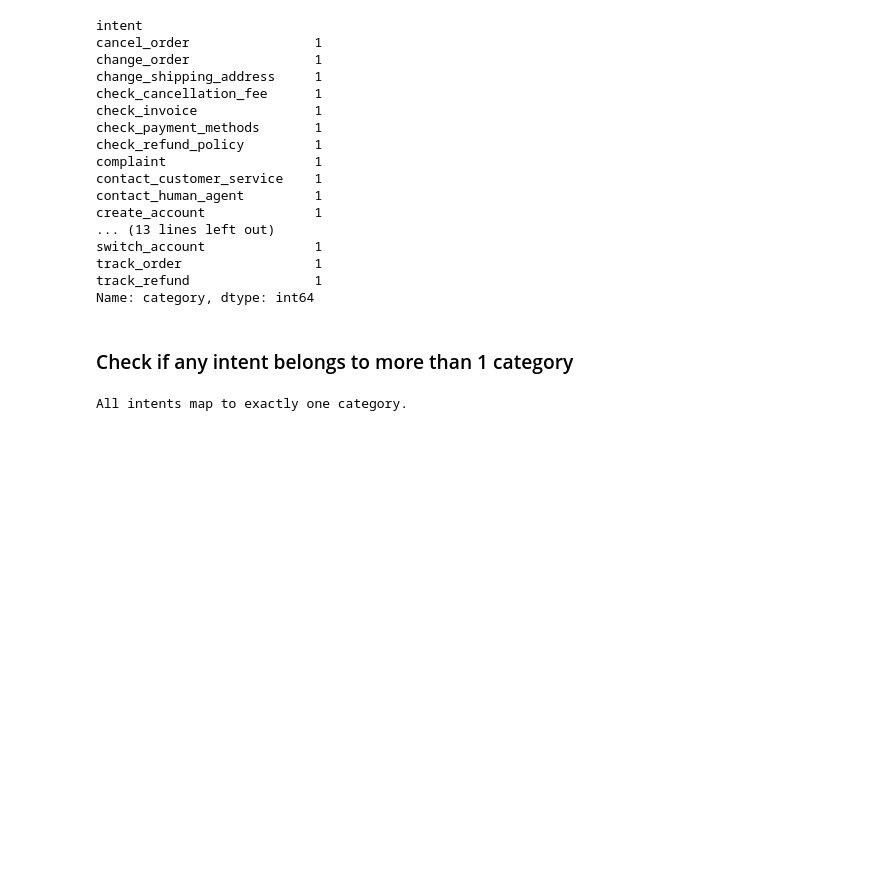
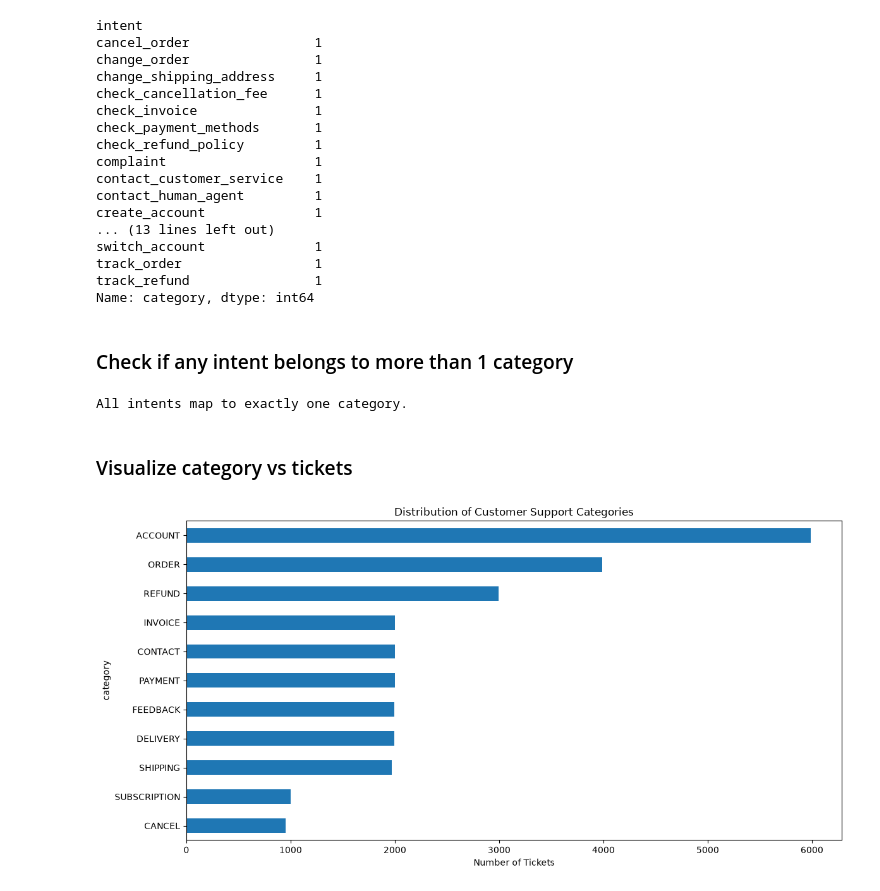
Before and after one commit to ribhupramanik/ResolveAI, a Jupyter notebook: notebooks/01_data_exploration.ipynb, the cells around one changed output. Cells and saved outputs as stored; diff of their text form; code cells hidden in the pictures; blank space fills up the shorter version.

Commit message:
Visualized the finding and cameup with EDA conclusion

```diff
--- a/notebooks/01_data_exploration.ipynb
+++ b/notebooks/01_data_exploration.ipynb
@@ -239,3 +239,18 @@ else:
     print(inconsistent_intents)
 # %% [output]
 All intents map to exactly one category.
+# %% [markdown]
+### Visualize category vs tickets
+# %%
+plt.figure(figsize=(12,6))
+
+category_counts.sort_values().plot(kind='barh')
+
+plt.title("Distribution of Customer Support Categories")
+plt.xlabel("Number of Tickets")
+plt.ylabel("category")
+
+plt.tight_layout()
+plt.show()
+# %% [output]
+[figure, added]
```
Also changed, not shown: parts of 3 cells of this notebook.
